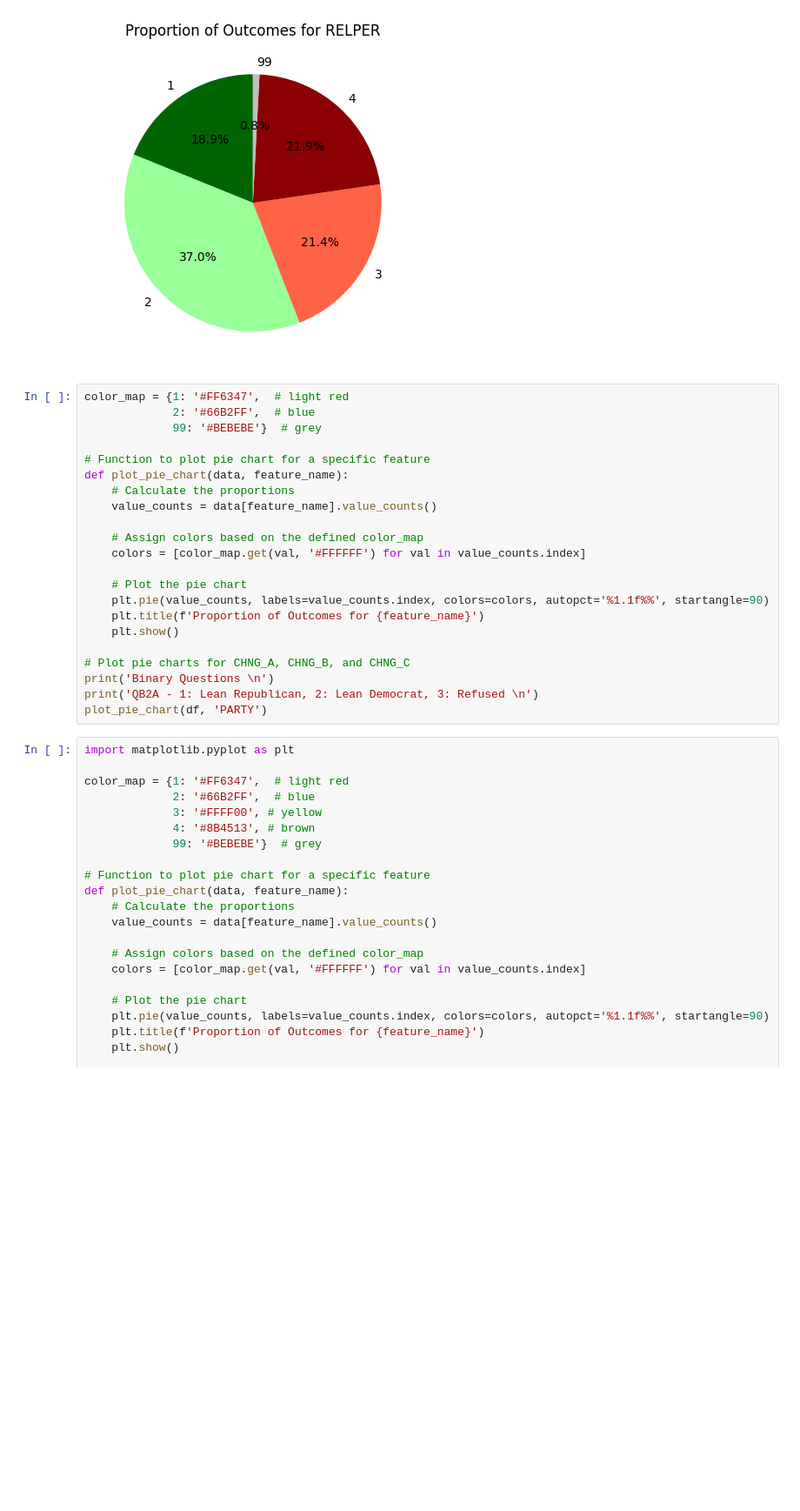
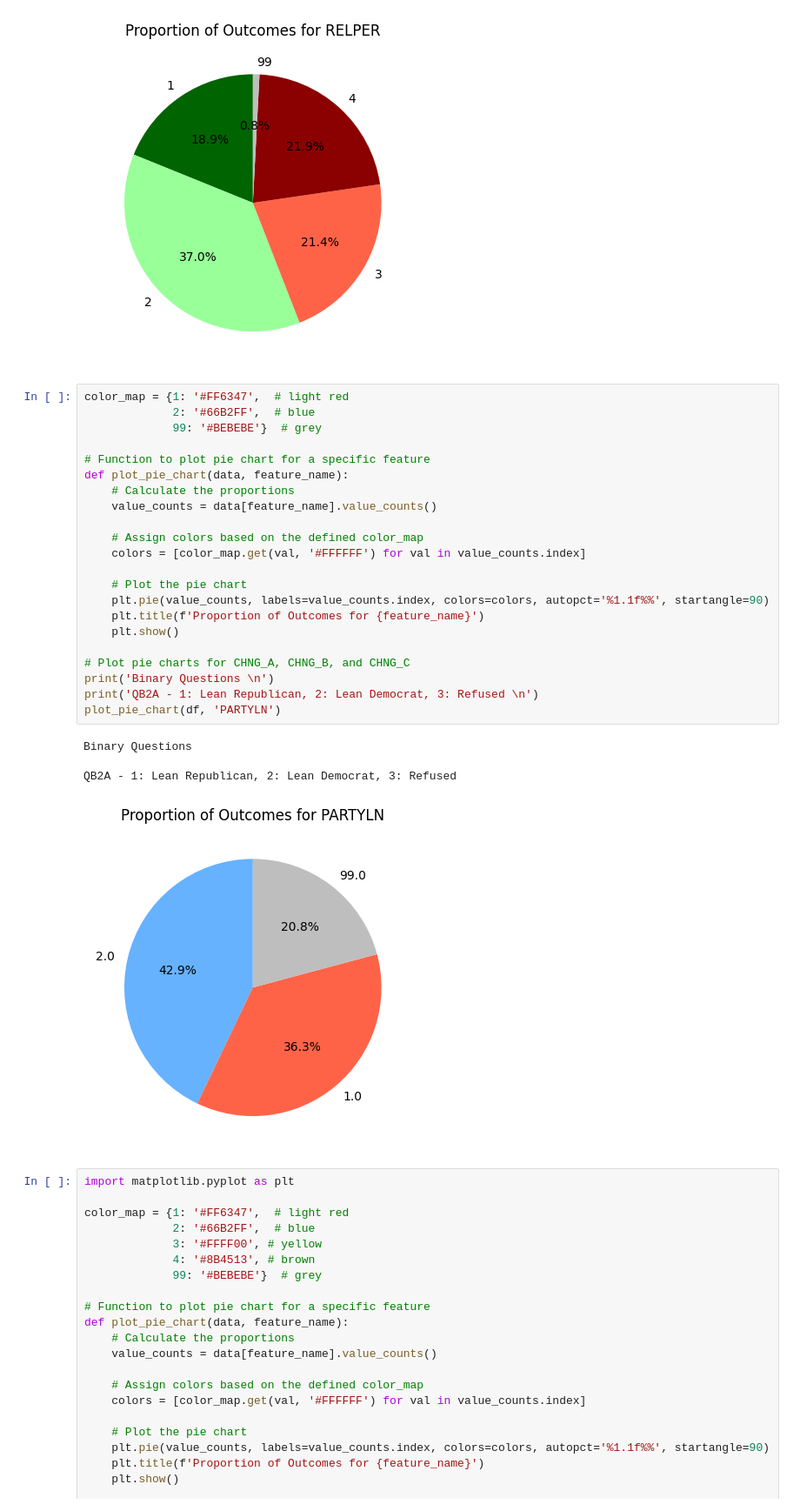
Before and after one commit to jak521/dsci441_project, a Jupyter notebook: code.ipynb, the cells around one changed output. Shown at 87% size. Cells and saved outputs as stored; diff of their text form; blank space fills up the shorter version.

```diff
--- a/code.ipynb
+++ b/code.ipynb
@@ -397,25 +401,30 @@ Religion - 1: Very Religious, 2: Somewhat Religious, 3: Not Too Religious, 4: No
 # %%
 color_map = {1: '#FF6347',  # light red
              2: '#66B2FF',  # blue
              99: '#BEBEBE'}  # grey
 
 # Function to plot pie chart for a specific feature
 def plot_pie_chart(data, feature_name):
     # Calculate the proportions
     value_counts = data[feature_name].value_counts()
 
     # Assign colors based on the defined color_map
     colors = [color_map.get(val, '#FFFFFF') for val in value_counts.index]
 
     # Plot the pie chart
     plt.pie(value_counts, labels=value_counts.index, colors=colors, autopct='%1.1f%%', startangle=90)
     plt.title(f'Proportion of Outcomes for {feature_name}')
     plt.show()
 
 # Plot pie charts for CHNG_A, CHNG_B, and CHNG_C
 print('Binary Questions \n')
 print('QB2A - 1: Lean Republican, 2: Lean Democrat, 3: Refused \n')
-plot_pie_chart(df, 'PARTY')
+plot_pie_chart(df, 'PARTYLN')
+# %% [output]
+Binary Questions
+
+QB2A - 1: Lean Republican, 2: Lean Democrat, 3: Refused
+[figure, added]
 # %%
 import matplotlib.pyplot as plt
 
```
Also changed, not shown: parts of 5 cells of this notebook.
